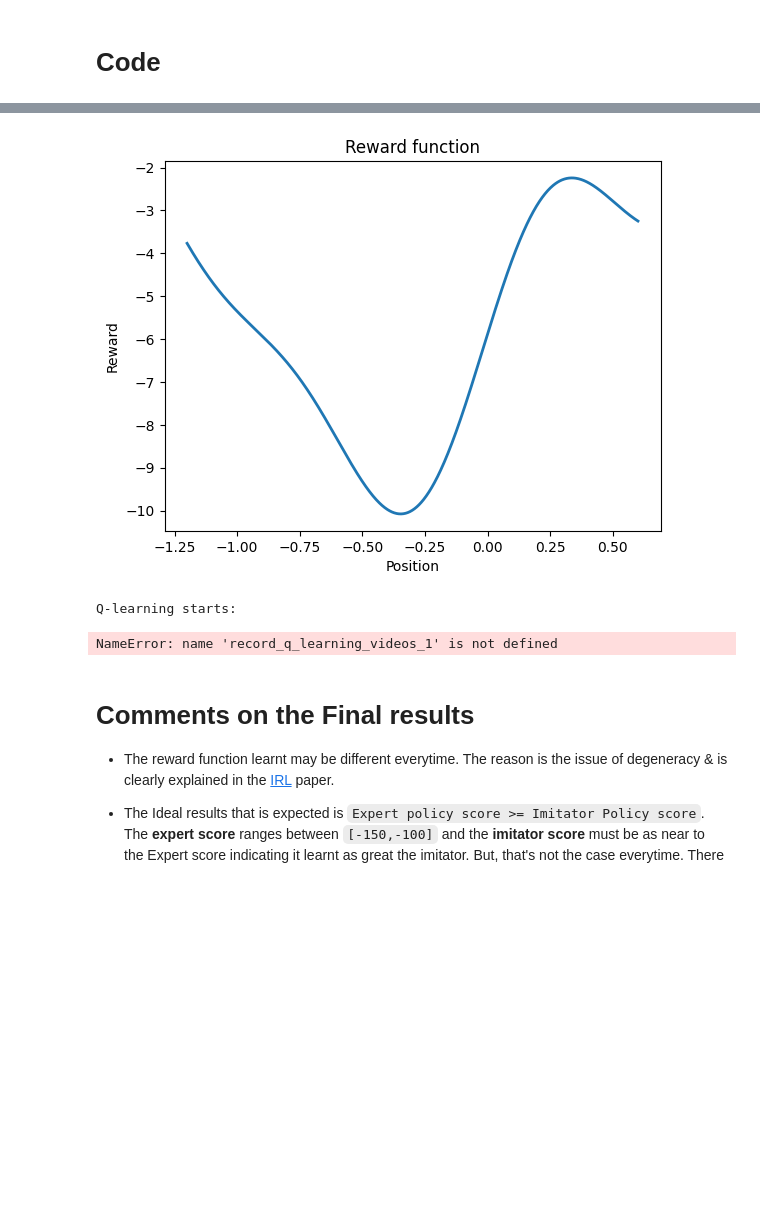
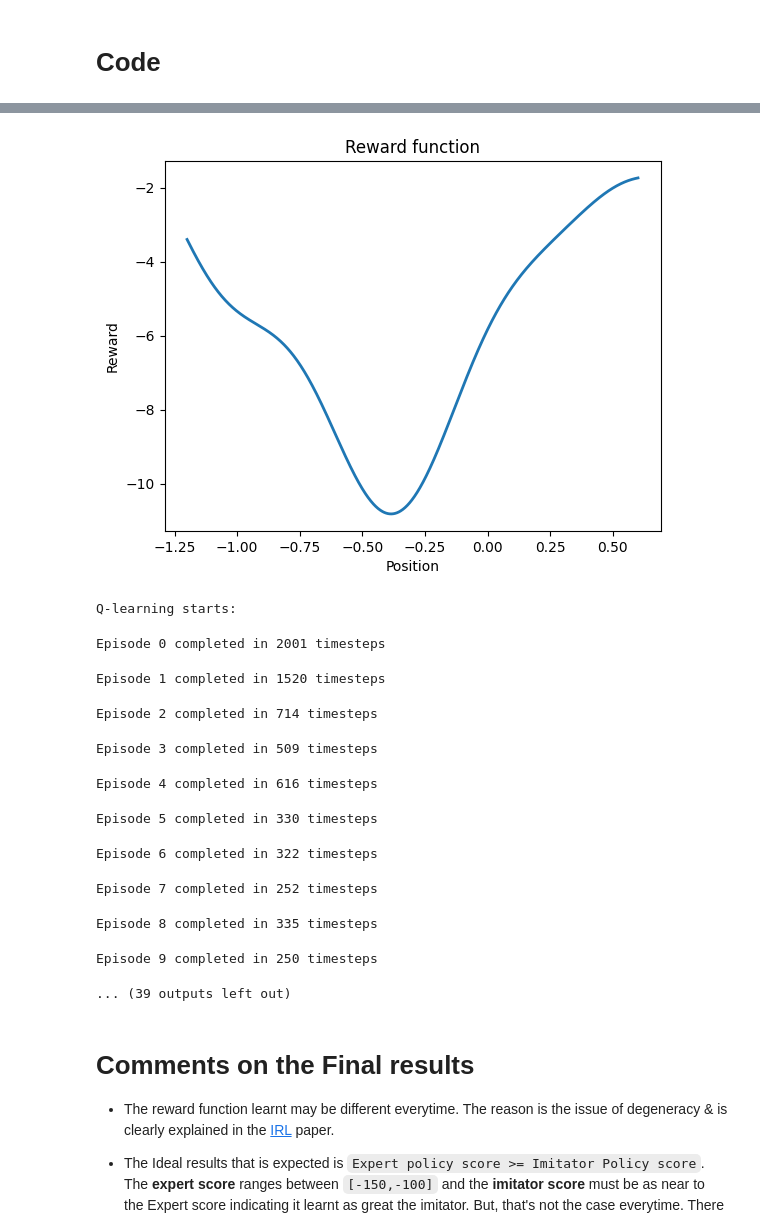
Before and after one commit to l1aF-2027/Linear-Inverse-RL-algorithms, a Jupyter notebook: IRL_mountain_car.ipynb, the cells around one changed output, grey strips where cells are left out. Drawn from its saved outputs; the diff is of its cells as text; code cells hidden in the pictures; blank space fills up the shorter version.

```diff
--- a/IRL_mountain_car.ipynb
+++ b/IRL_mountain_car.ipynb
@@ -421,23 +421,33 @@ Q learning starts..........
 # %%
 """
 Code Block generating stats for agent trained through learnt reward function.
 """
 estimator_f = Estimator(env, scaler, featurizer)
 reward_plot(alpha_vec,featurizer_vector,scaler)
 print("Q-learning starts:")
 """
 ** For printing iterations with number of timesteps required, set {print_ep_details=True} in q_learning_testing_rewards().
 Highly Suggested for starting analysis.
 """
-success = record_q_learning_videos_1(env, estimator_f, reward_fn , num_episodes=200)
+success = q_learning_testing_rewards(env, estimator_f, reward_fn , num_episodes=200,ep_details=False)
 
 print("Final results in graphs and 3D visualization:")
 plotting.plot_cost_to_go_mountain_car(env, estimator_f)
 plotting.plot_episode_stats(success, smoothing_window=25)
 # %% [output]
-[figure, old version]
+[figure, new version]
 Q-learning starts:
-NameError: name 'record_q_learning_videos_1' is not defined
+Episode 0 completed in 2001 timesteps
+Episode 1 completed in 1520 timesteps
+Episode 2 completed in 714 timesteps
+Episode 3 completed in 509 timesteps
+Episode 4 completed in 616 timesteps
+Episode 5 completed in 330 timesteps
+Episode 6 completed in 322 timesteps
+Episode 7 completed in 252 timesteps
+Episode 8 completed in 335 timesteps
+Episode 9 completed in 250 timesteps
+... (39 outputs left out)
 # %%
 a,b = compare_results(env,estimator_f,estimator_dbe,num_test_trajs=100,epsilon_test=0.0)
 # %% [markdown]
```
Also changed, not shown: parts of 1 cell of this notebook, 1 other file.
